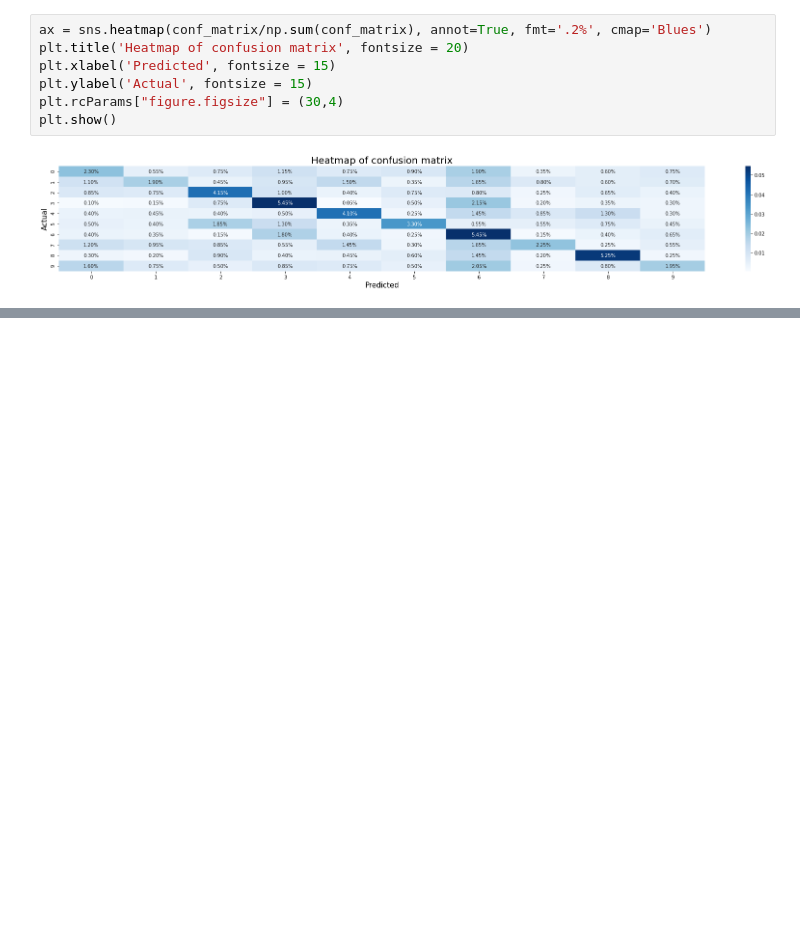
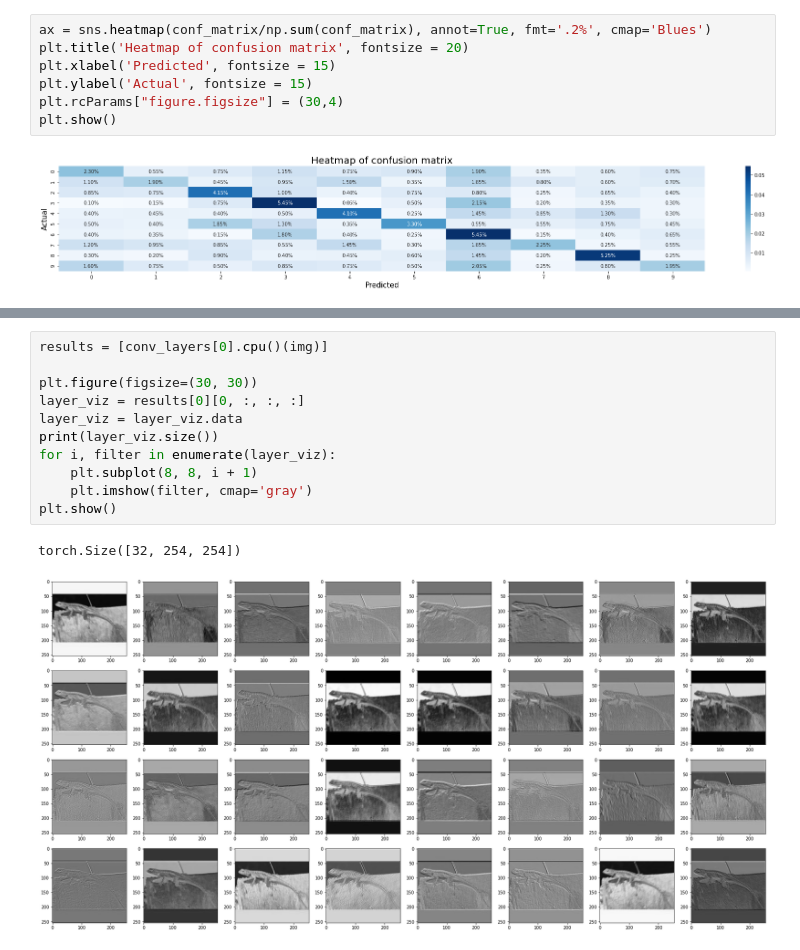
Before and after one commit to theindianwriter/CS6910-assignment_2, a Jupyter notebook: DL_assignment_2_Part_A.ipynb, the cells around one changed output, grey strips where cells are left out. Saved outputs shown, nothing was run; the diff lists cells and outputs as text; blank space fills up the shorter version.

```diff
--- a/DL_assignment_2_Part_A.ipynb
+++ b/DL_assignment_2_Part_A.ipynb
@@ -590,0 +781,14 @@ plt.show()
+# %%
+results = [conv_layers[0].cpu()(img)]
+
+plt.figure(figsize=(30, 30))
+layer_viz = results[0][0, :, :, :]
+layer_viz = layer_viz.data
+print(layer_viz.size())
+for i, filter in enumerate(layer_viz):
+    plt.subplot(8, 8, i + 1)
+    plt.imshow(filter, cmap='gray')
+plt.show()
+# %% [output]
+torch.Size([32, 254, 254])
+[figure, added]
```
Also changed, not shown: parts of 9 cells of this notebook.
